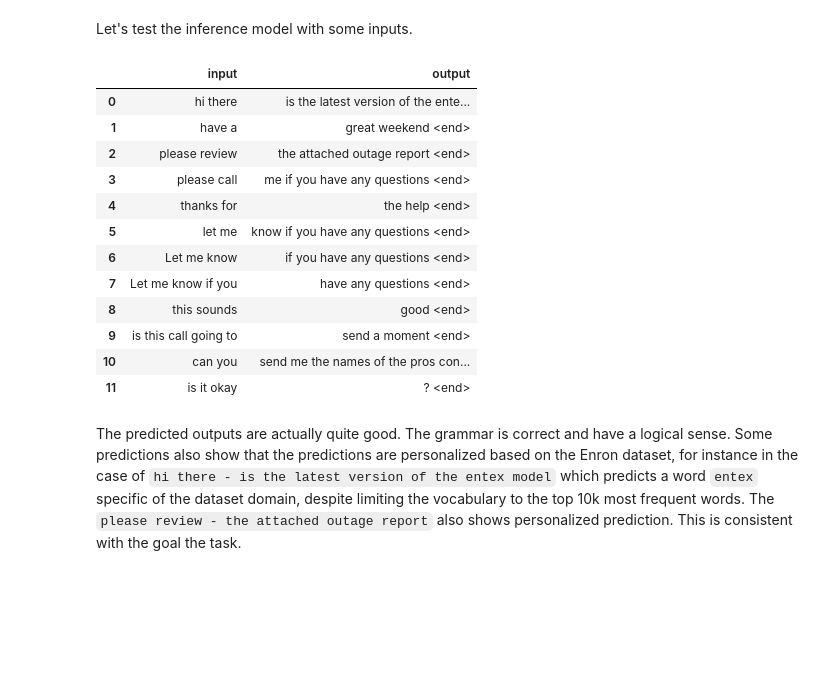
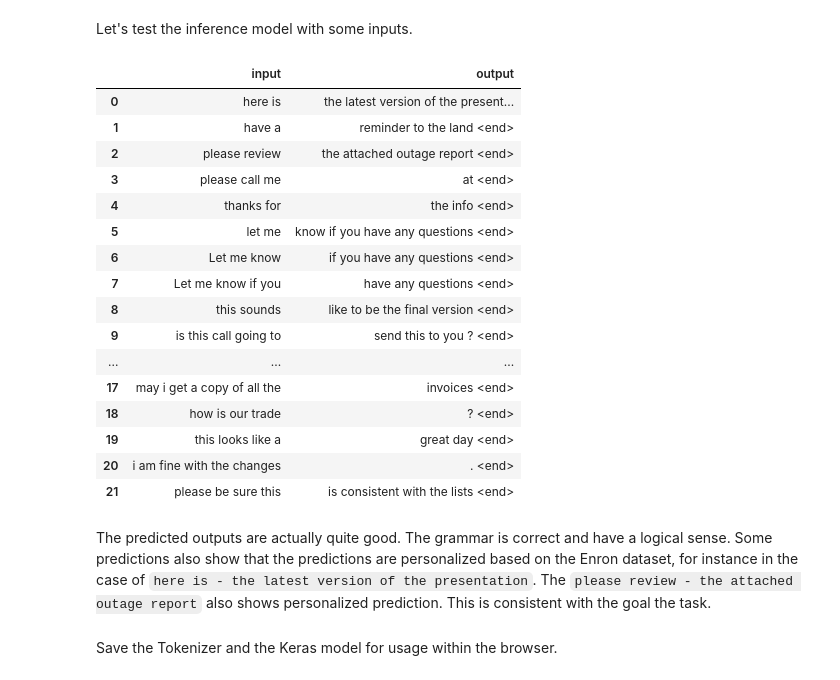
Before and after one commit to jiayihu/gmail-smart-compose, a Jupyter notebook: Google_Smart_Compose.ipynb, the cells around one changed output. Saved outputs shown, nothing was run; the diff lists cells and outputs as text; code cells hidden in the pictures; blank space fills up the shorter version.

```diff
--- a/Google_Smart_Compose.ipynb
+++ b/Google_Smart_Compose.ipynb
@@ -99,10 +99,13 @@ def normalize_text(text):
   text = re.sub(r'([.,!?]+)', r" \1 ", text)
 
   # replacing everything with space except (a-z, A-Z, ".", "?", "!", ",", "'")
-  text = re.sub(r"[^a-zA-Z?.!,]+'", " ", text)
+  text = re.sub(r"[^a-zA-Z?.!,']+", " ", text)
 
   # Compact spaces
   text = re.sub(r'[" "]+', " ", text)
+
+  # Remove forwarded messages
+  text = text.split('forwarded by')[0]
 
   text = text.strip()
 
@@ -282,11 +309,11 @@ Both models use GRU units to preserve the context state, which have been shown t
 # GRU Encoder
 encoder_in_layer = keras.layers.Input(shape=(max_length_in,))
 encoder_embedding = keras.layers.Embedding(input_dim=vocab_size, output_dim=embedding_dim)
-encoder_bi_lstm = keras.layers.Bidirectional(keras.layers.GRU(units=latent_dim, return_sequences=True, return_state=True))
+encoder_bi_gru = keras.layers.Bidirectional(keras.layers.GRU(units=latent_dim, return_sequences=True, return_state=True))
 
 # Discard the encoder output and use hidden states (h) and memory cells states (c)
 # for forward (f) and backward (b) layer
-encoder_out, fstate_h, bstate_h = encoder_bi_lstm(encoder_embedding(encoder_in_layer))
+encoder_out, fstate_h, bstate_h = encoder_bi_gru(encoder_embedding(encoder_in_layer))
 state_h = keras.layers.Concatenate()([fstate_h, bstate_h])
 
 # GRUDecoder
@@ -302,6 +329,9 @@ decoder_out_layer = decoder_dense(keras.layers.Dropout(rate=0.2)(decoder_dense_1
 # Define the model that uses the Encoder and the Decoder
 model = keras.models.Model([encoder_in_layer, decoder_in_layer], decoder_out_layer)
 
-model.compile(optimizer='adam', loss="sparse_categorical_crossentropy", metrics=['sparse_categorical_accuracy'])
+def perplexity(y_true, y_pred):
+    return keras.backend.exp(keras.backend.mean(keras.backend.sparse_categorical_crossentropy(y_true, y_pred)))
+
+model.compile(optimizer='adam', loss="sparse_categorical_crossentropy", metrics=[perplexity])
 model.summary()
 # %% [output]
@@ -374,10 +431,9 @@ def tokenize_text(text):
 index_to_word = dict(map(reversed, tokenizer.word_index.items()))
 
 # Given an input string, an encoder model (infenc_model) and a decoder model (infmodel),
-def decode_sequence(input_sentence):
-    sentence_tensor = tokenize_text(input_sentence)
+def decode_sequence(input_tensor):
     # Encode the input as state vectors.
-    state = encoder_model.predict(sentence_tensor)
+    state = encoder_model.predict(input_tensor)
 
     target_seq = np.zeros((1, 1))
     target_seq[0, 0] = tokenizer.word_index['<start>']
@@ -405,40 +465,56 @@ def decode_sequence(input_sentence):
 Let's test the inference model with some inputs.
 # %%
 texts = [
-    'hi there',
+    'here is',
     'have a',
     'please review',
-    'please call',
+    'please call me',
     'thanks for',
     'let me',
     'Let me know',
     'Let me know if you',
     'this sounds',
     'is this call going to',
-    'can you',
-    'is it okay'
+    'can you get',
+    'is it okay',
+    'it should',
+    'call if there\'s',
+    'gave her a',
+    'i will let',
+    'i will be',
+    'may i get a copy of all the',
+    'how is our trade',
+    'this looks like a',
+    'i am fine with the changes',
+    'please be sure this'
 ]
 
-output = list(map(lambda text: (text, decode_sequence(text)), texts))
+output = list(map(lambda text: (text, decode_sequence(tokenize_text(text))), texts))
 output_df = pd.DataFrame(output, columns=["input", "output"])
 output_df.head(len(output))
 # %% [output]
 |  | input | output |
-| 0 | hi there | is the latest version of the ente... |
-| 1 | have a | great weekend <end> |
+| 0 | here is | the latest version of the present... |
+| 1 | have a | reminder to the land <end> |
 | 2 | please review | the attached outage report <end> |
-| 3 | please call | me if you have any questions <end> |
-| 4 | thanks for | the help <end> |
+| 3 | please call me | at <end> |
+| 4 | thanks for | the info <end> |
 | 5 | let me | know if you have any questions <end> |
 | 6 | Let me know | if you have any questions <end> |
 | 7 | Let me know if you | have any questions <end> |
-| 8 | this sounds | good <end> |
-| 9 | is this call going to | send a moment <end> |
-| 10 | can you | send me the names of the pros con... |
-| 11 | is it okay | ? <end> |
+| 8 | this sounds | like to be the final version <end> |
+| 9 | is this call going to | send this to you ? <end> |
+| ... | ... | ... |
+| 17 | may i get a copy of all the | invoices <end> |
+| 18 | how is our trade | ? <end> |
+| 19 | this looks like a | great day <end> |
+| 20 | i am fine with the changes | . <end> |
+| 21 | please be sure this | is consistent with the lists <end> |
 # %% [markdown]
-The predicted outputs are actually quite good. The grammar is correct and have a logical sense. Some predictions also show that the predictions are personalized based on the Enron dataset, for instance in the case of `hi there - is the latest version of the entex model` which predicts a word `entex` specific of the dataset domain, despite limiting the vocabulary to the top 10k most frequent words.
+The predicted outputs are actually quite good. The grammar is correct and have a logical sense. Some predictions also show that the predictions are personalized based on the Enron dataset, for instance in the case of `here is - the latest version of the presentation`.
 The `please review - the attached outage report` also shows personalized prediction. This is consistent with the goal the task.
+# %% [markdown]
+Save the Tokenizer and the Keras model for usage within the browser.
 # %%
 import json
 
```
Also changed, not shown: parts of 21 cells of this notebook.
